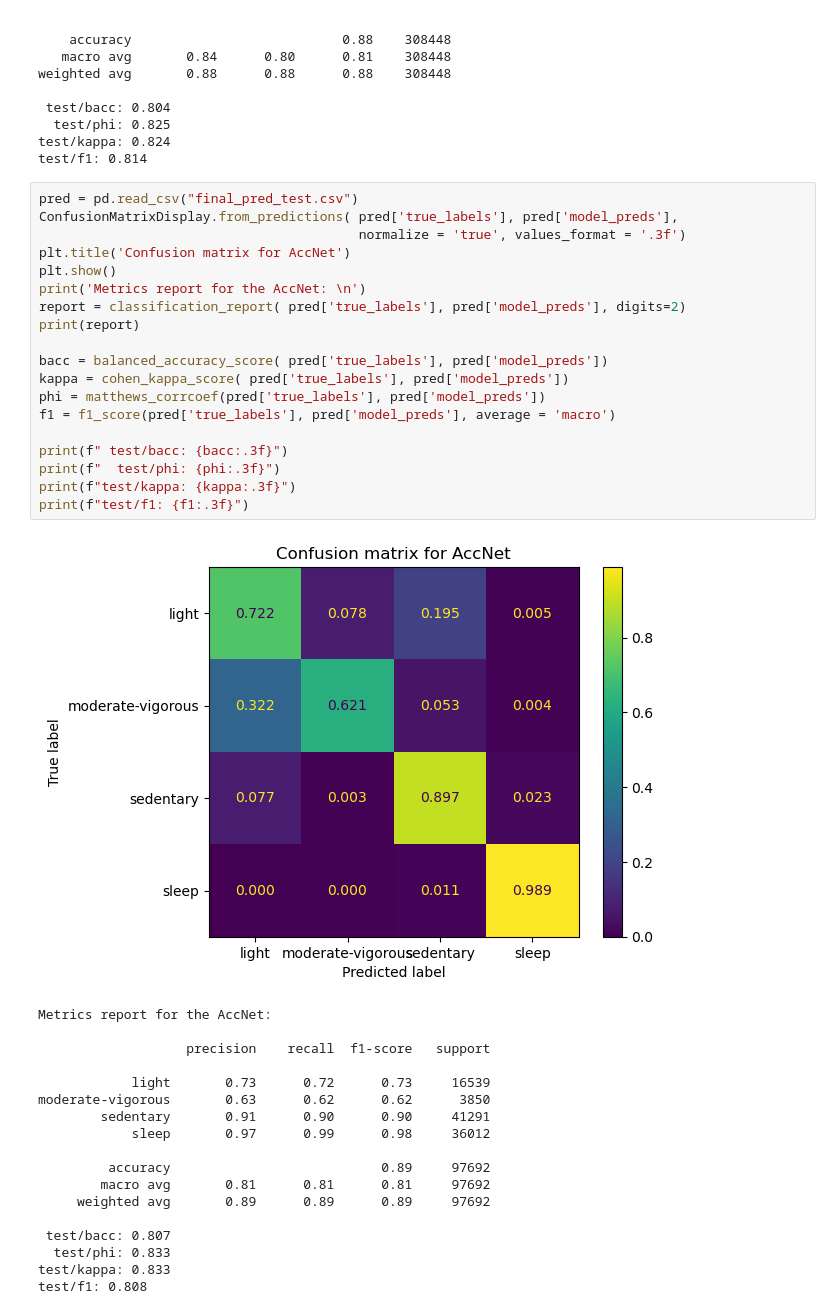
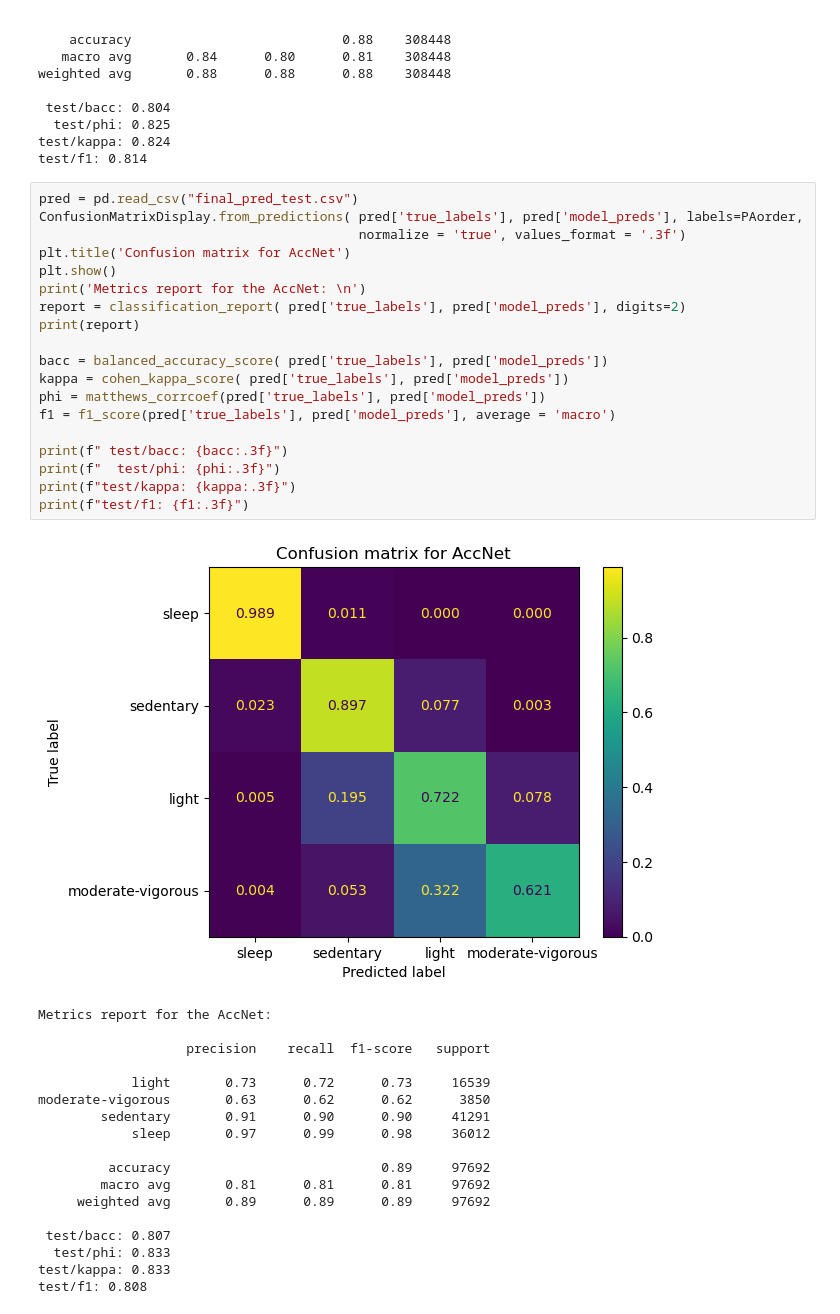
Before and after one commit to finlayscheib/capture24, a Jupyter notebook: Deep_models.ipynb, the cells around one changed output. Cells and saved outputs as stored; diff of their text form.

```diff
--- a/Deep_models.ipynb
+++ b/Deep_models.ipynb
@@ -167,25 +167,25 @@ test/kappa: 0.824
 test/f1: 0.814
 # %%
 pred = pd.read_csv("final_pred_test.csv")
-ConfusionMatrixDisplay.from_predictions( pred['true_labels'], pred['model_preds'],
+ConfusionMatrixDisplay.from_predictions( pred['true_labels'], pred['model_preds'], labels=PAorder,
                                          normalize = 'true', values_format = '.3f')
 plt.title('Confusion matrix for AccNet')
 plt.show()
 print('Metrics report for the AccNet: \n')
 report = classification_report( pred['true_labels'], pred['model_preds'], digits=2)
 print(report)
 
 bacc = balanced_accuracy_score( pred['true_labels'], pred['model_preds'])
 kappa = cohen_kappa_score( pred['true_labels'], pred['model_preds'])
 phi = matthews_corrcoef(pred['true_labels'], pred['model_preds'])
 f1 = f1_score(pred['true_labels'], pred['model_preds'], average = 'macro')
 
 print(f" test/bacc: {bacc:.3f}")
 print(f"  test/phi: {phi:.3f}")
 print(f"test/kappa: {kappa:.3f}")
 print(f"test/f1: {f1:.3f}")
 # %% [output]
-[figure, old version]
+[figure, new version]
 Metrics report for the AccNet:
 
                    precision    recall  f1-score   support
```
